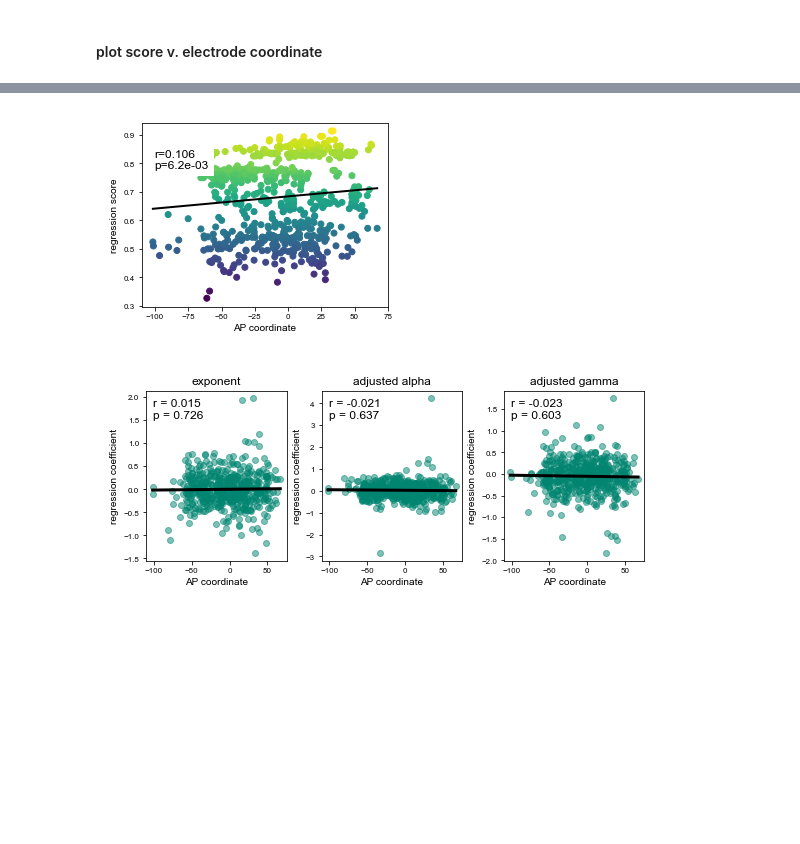
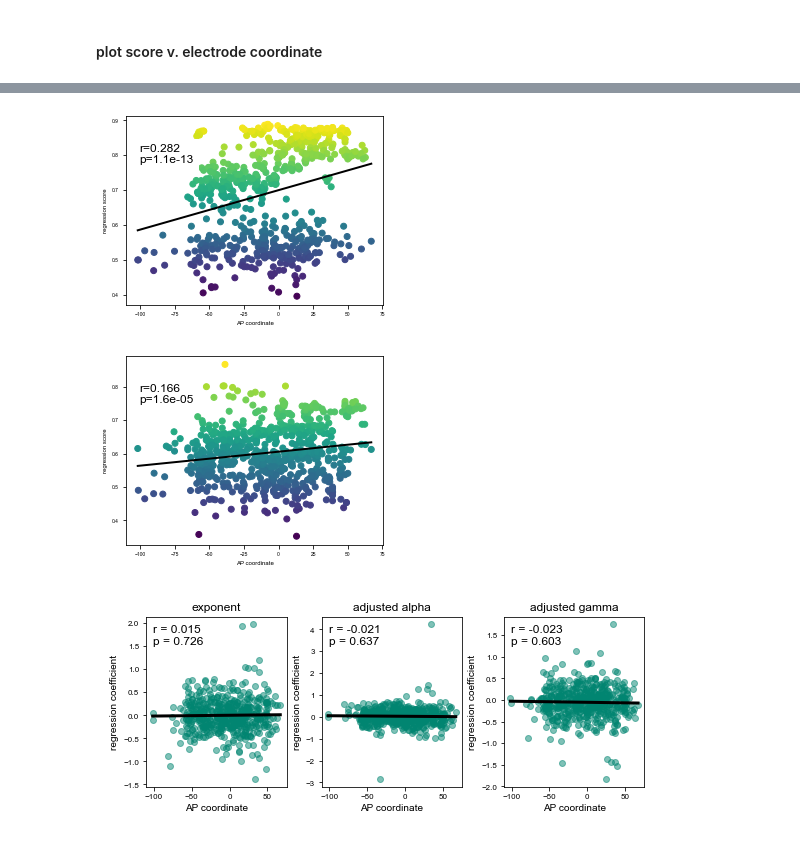
Before and after one commit to voytekresearch/oscillation_vs_exponent, a Jupyter notebook: notebooks/model_behavior.ipynb, the cells around one changed output, grey strips where cells are left out. Cells and saved outputs as stored; diff of their text form; code cells hidden in the pictures; blank space fills up the shorter version.

```diff
--- a/notebooks/model_behavior.ipynb
+++ b/notebooks/model_behavior.ipynb
@@ -309,6 +307,6 @@ metadata
 # %%
 # merge results and metadata
 # results['material'] = results['material'] + 's'
-results = results.merge(metadata, on=['patient', 'material', 'trial'])
+results = df.merge(metadata, on=['patient', 'material', 'trial'])
 results
 # %% [output]
@@ -682,0 +864,17 @@ df
+# %%
+from scipy.stats import ttest_1samp
+
+# run 1-sample t-test for r-values
+for material in ['words', 'faces']:
+    df_m = df_results.loc[df_results['material']==material]
+    t, p = ttest_1samp(df_m['rvalue'], 0)
+    print(f"{material}:\t t={t:0.3f}, p={p:0.3f}")
+
+# drop outliers and re-run
+outlier_idx = [0, 8]
+df_results_no = df_results.drop(outlier_idx)
+print("\n\nAfter dropping outliers:")
+for material in ['words', 'faces']:
+    df_m = df_results_no.loc[df_results_no['material']==material]
+    t, p = ttest_1samp(df_m['rvalue'], 0)
+    print(f"{material}:\t t={t:0.3f}, p={p:0.3f}")
@@ -683,28 +889,29 @@ df
 # %%
 # compute correlation between score and position
 
-# drop NaN
-df_c = df.dropna()
-df_c = df_c.loc[df_c['material']=='words']
-x_data = df_c['pos_y']
-y_data = df_c['score']
+for material in ['words', 'faces']:
+    # drop NaN
+    df_c = df.dropna()
+    df_c = df_c.loc[df_c['material']==material]
+    x_data = df_c['pos_y']
+    y_data = df_c['score']
 
-# plot data
-fig, ax = plt.subplots(figsize=[4,3])
-ax.scatter(x_data, y_data, c=y_data, cmap='viridis')
-ax.set(xlabel=f"AP coordinate", ylabel="regression score")
+    # run regression and plot results
+    stats = linregress(x_data, y_data)
+    t_lin = np.linspace(np.nanmin(x_data), np.nanmax(x_data), 100)
+    lin = stats.slope * t_lin + stats.intercept
 
-# run regression and plot results
-stats = linregress(x_data, y_data)
-t_lin = np.linspace(np.nanmin(x_data), np.nanmax(x_data), 100)
-lin = stats.slope * t_lin + stats.intercept
-ax.plot(t_lin, lin, color='k', linewidth=2)
-ax.text(0.05, 0.75, f"r={stats.rvalue:0.3f}\np={stats.pvalue:0.1e}",
-        transform=ax.transAxes, backgroundcolor='w', fontsize=12)
-
-plt.show()
+    # plot
+    fig, ax = plt.subplots(figsize=[4,3])
+    ax.scatter(x_data, y_data, c=y_data, cmap='viridis')
+    ax.plot(t_lin, lin, color='k', linewidth=2)
+    ax.text(0.05, 0.75, f"r={stats.rvalue:0.3f}\np={stats.pvalue:0.1e}",
+            transform=ax.transAxes, backgroundcolor='w', fontsize=12)
+    ax.set(xlabel=f"AP coordinate", ylabel="regression score")
+    plt.show()
 # %% [output]
-[figure, old version]
+[figure, new version]
+[figure, added]
 # %%
 # compute correlation between coeeficient and position
 
```
Also changed, not shown: parts of 16 cells of this notebook.
